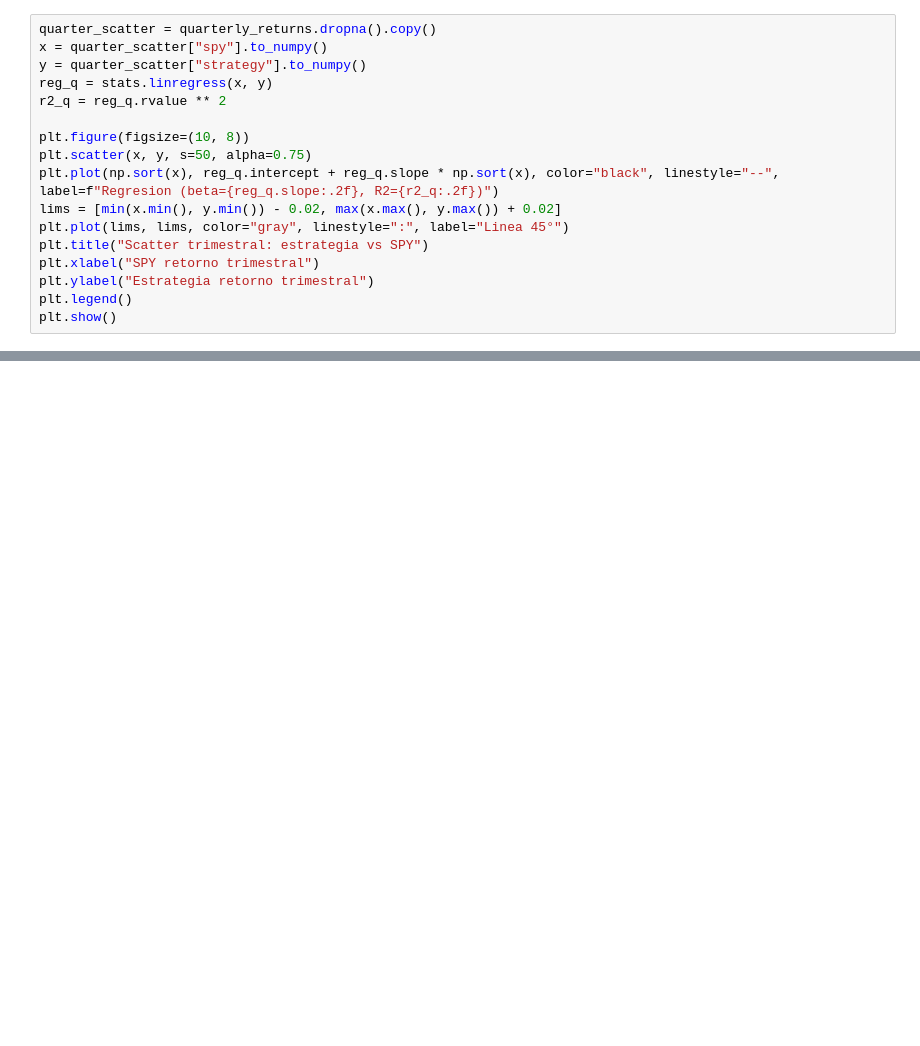
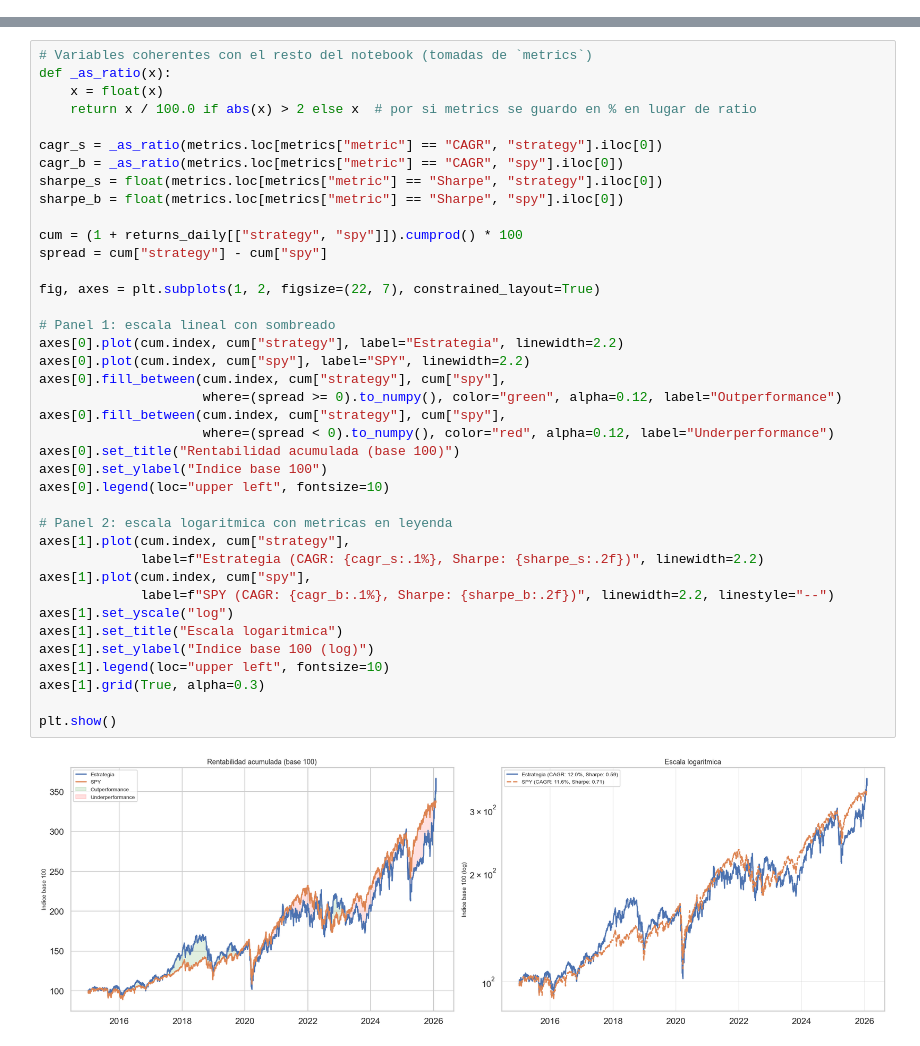
Before and after one commit to DaniPro22/Dise-o-de-Algoritmos-y-Backtesting-Avanzado, a Jupyter notebook: Notebook_5_Benchmarks_metricas_y_analisis.ipynb, the cells around one changed output, grey strips where cells are left out. Drawn from its saved outputs; the diff is of its cells as text; blank space fills up the shorter version.

Commit message:
NOTEBOOKS MEJORADOS

```diff
--- a/Notebook_5_Benchmarks_metricas_y_analisis.ipynb
+++ b/Notebook_5_Benchmarks_metricas_y_analisis.ipynb
@@ -358,17 +0,0 @@ El scatter anual resume consistencia relativa por ejercicio frente a SPY. El res
-# %%
-quarter_scatter = quarterly_returns.dropna().copy()
-x = quarter_scatter["spy"].to_numpy()
-y = quarter_scatter["strategy"].to_numpy()
-reg_q = stats.linregress(x, y)
-r2_q = reg_q.rvalue ** 2
-
-plt.figure(figsize=(10, 8))
-plt.scatter(x, y, s=50, alpha=0.75)
-plt.plot(np.sort(x), reg_q.intercept + reg_q.slope * np.sort(x), color="black", linestyle="--", label=f"Regresion (beta={reg_q.slope:.2f}, R2={r2_q:.2f})")
-lims = [min(x.min(), y.min()) - 0.02, max(x.max(), y.max()) + 0.02]
-plt.plot(lims, lims, color="gray", linestyle=":", label="Linea 45°")
-plt.title("Scatter trimestral: estrategia vs SPY")
-plt.xlabel("SPY retorno trimestral")
-plt.ylabel("Estrategia retorno trimestral")
-plt.legend()
-plt.show()
@@ -1004,0 +249,41 @@ El dictamen se apoya en dos tablas de s?ntesis (`evidence_table` y `checklist`):
+# %%
+# Variables coherentes con el resto del notebook (tomadas de `metrics`)
+def _as_ratio(x):
+    x = float(x)
+    return x / 100.0 if abs(x) > 2 else x  # por si metrics se guardo en % en lugar de ratio
+
+cagr_s = _as_ratio(metrics.loc[metrics["metric"] == "CAGR", "strategy"].iloc[0])
+cagr_b = _as_ratio(metrics.loc[metrics["metric"] == "CAGR", "spy"].iloc[0])
+sharpe_s = float(metrics.loc[metrics["metric"] == "Sharpe", "strategy"].iloc[0])
+sharpe_b = float(metrics.loc[metrics["metric"] == "Sharpe", "spy"].iloc[0])
+
+cum = (1 + returns_daily[["strategy", "spy"]]).cumprod() * 100
+spread = cum["strategy"] - cum["spy"]
+
+fig, axes = plt.subplots(1, 2, figsize=(22, 7), constrained_layout=True)
+
+# Panel 1: escala lineal con sombreado
+axes[0].plot(cum.index, cum["strategy"], label="Estrategia", linewidth=2.2)
+axes[0].plot(cum.index, cum["spy"], label="SPY", linewidth=2.2)
+axes[0].fill_between(cum.index, cum["strategy"], cum["spy"],
+                     where=(spread >= 0).to_numpy(), color="green", alpha=0.12, label="Outperformance")
+axes[0].fill_between(cum.index, cum["strategy"], cum["spy"],
+                     where=(spread < 0).to_numpy(), color="red", alpha=0.12, label="Underperformance")
+axes[0].set_title("Rentabilidad acumulada (base 100)")
+axes[0].set_ylabel("Indice base 100")
+axes[0].legend(loc="upper left", fontsize=10)
+
+# Panel 2: escala logaritmica con metricas en leyenda
+axes[1].plot(cum.index, cum["strategy"],
+             label=f"Estrategia (CAGR: {cagr_s:.1%}, Sharpe: {sharpe_s:.2f})", linewidth=2.2)
+axes[1].plot(cum.index, cum["spy"],
+             label=f"SPY (CAGR: {cagr_b:.1%}, Sharpe: {sharpe_b:.2f})", linewidth=2.2, linestyle="--")
+axes[1].set_yscale("log")
+axes[1].set_title("Escala logaritmica")
+axes[1].set_ylabel("Indice base 100 (log)")
+axes[1].legend(loc="upper left", fontsize=10)
+axes[1].grid(True, alpha=0.3)
+
+plt.show()
+# %% [output]
+[figure, added]
```
Also changed, not shown: parts of 70 cells of this notebook, 4 other files.
